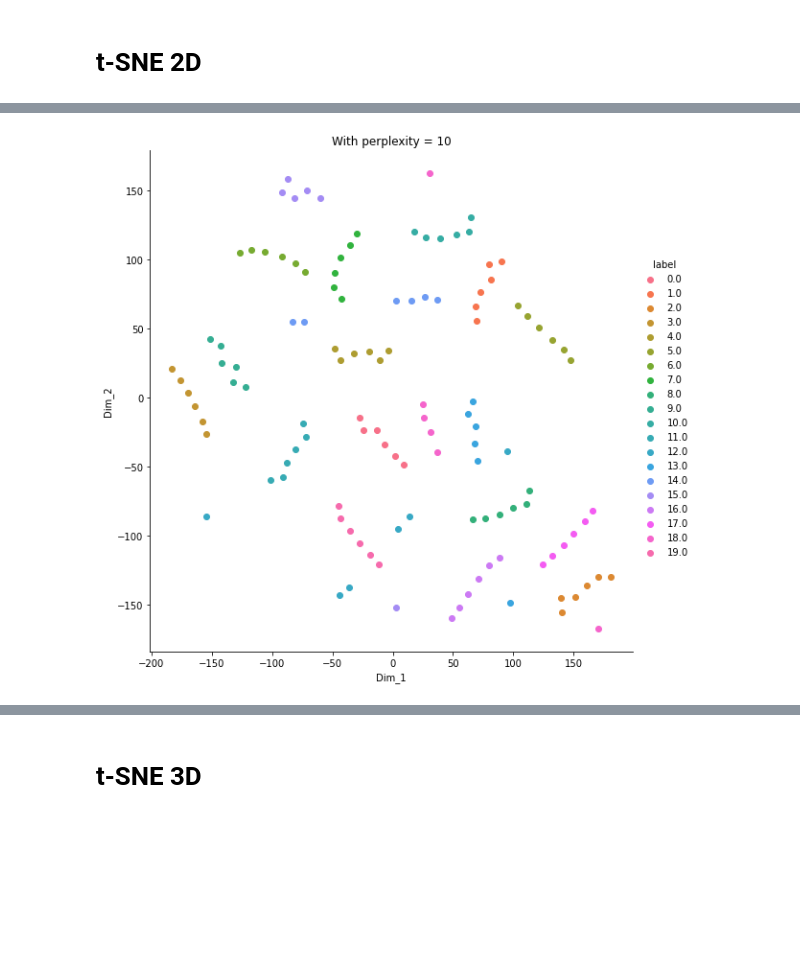
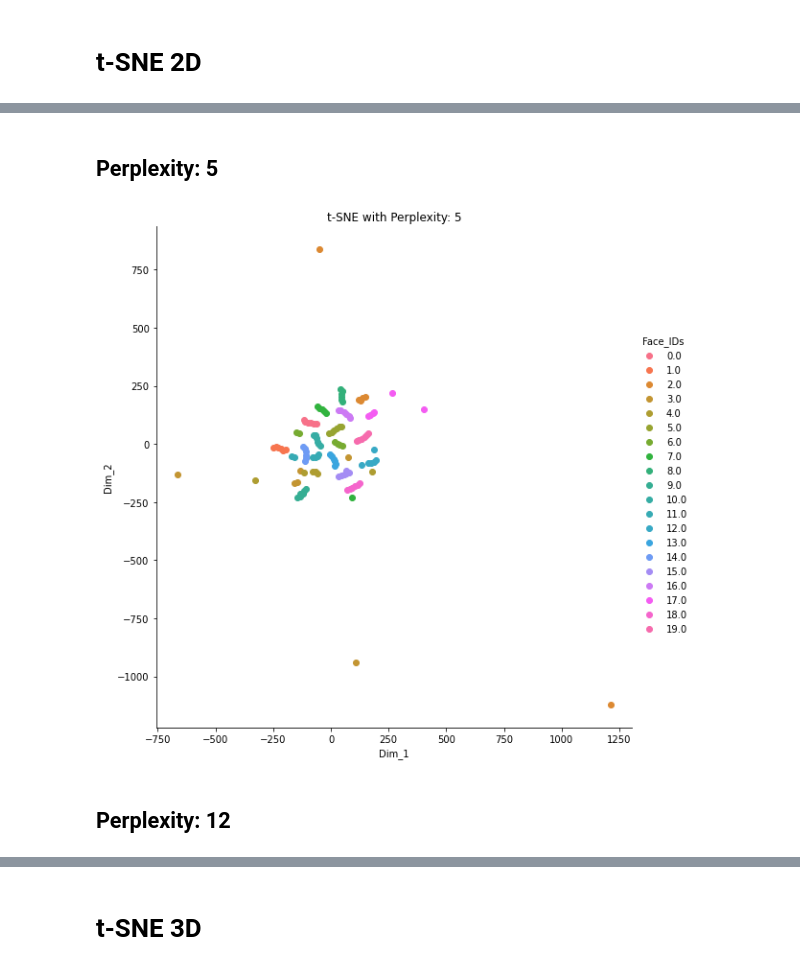
Before and after one commit to SRatna/RAML-morphed-faces, a Jupyter notebook: feature_extraction.ipynb, the cells around one changed output, grey strips where cells are left out. Saved outputs shown, nothing was run; the diff lists cells and outputs as text; code cells hidden in the pictures; blank space fills up the shorter version.

```diff
--- a/feature_extraction.ipynb
+++ b/feature_extraction.ipynb
@@ -49,7 +49,6 @@ def initialize_model():
     return network
 
 def image_encoding(model, facepaths):
-    print('==> compute image-level feature encoding.')
     num_faces = len(facepaths)
     face_feats = np.empty((num_faces, 2048))
     imgpaths = facepaths
@@ -62,11 +61,9 @@ def image_encoding(model, facepaths):
         end = min((c + 1) * batch_size, num_faces)
         # This is different from the Keras model where the normalization has been done inside the model.
         face_feats[start:end] = f / np.sqrt(np.sum(f ** 2, -1, keepdims=True))
-        if c % 50 == 0:
-            print('-> finish encoding {}/{} images.'.format(c * batch_size, num_faces))
     return face_feats
 # %%
 facepaths = gb.glob('morphs/*.png')
 model_eval = initialize_model()
-face_feats = image_encoding(model_eval, facepaths)
+face_feature_vectors = image_encoding(model_eval, facepaths)
 # %% [output]
@@ -77,7 +72,8 @@ Consider using one of the following signatures instead:
 # %%
-# use face ID as labels
+# use face ID and morph levels as labels
 regex = re.compile(r'\d+')
-labels = np.array([int(regex.findall(facepath)[0]) for facepath in facepaths])
+labels_face_id = np.array([int(regex.findall(facepath)[0]) for facepath in facepaths])
+labels_morph_level = np.array([int(regex.findall(facepath)[1]) for facepath in facepaths])
 # %% [markdown]
 # PCA
 # %%
@@ -105,15 +143,17 @@ shape of pca_reduced.shape =  (120, 2)
+# %% [markdown]
+## Perplexity: 5
 # %%
-model = TSNE(n_components=2, random_state=0, perplexity=10)
-tsne_data = model.fit_transform(face_feats)
-
-
+tsne = TSNE(n_components=2, random_state=0, perplexity=5)
+tsne_data = tsne.fit_transform(face_feature_vectors)
 # creating a new data frame which help us in ploting the result data
-tsne_data = np.vstack((tsne_data.T, labels)).T
-tsne_df = pd.DataFrame(data=tsne_data, columns=("Dim_1", "Dim_2", "label"))
+tsne_data = np.vstack((tsne_data.T, labels_face_id)).T
+tsne_df = pd.DataFrame(data=tsne_data, columns=("Dim_1", "Dim_2", "Face_IDs"))
 
 # Ploting the result of tsne
-sn.FacetGrid(tsne_df, hue="label", height=8).map(plt.scatter, 'Dim_1', 'Dim_2').add_legend()
-plt.title('With perplexity = 10')
+sn.FacetGrid(tsne_df, hue="Face_IDs", height=8).map(plt.scatter, 'Dim_1', 'Dim_2').add_legend()
+plt.title('t-SNE with Perplexity: 5')
 plt.show()
 # %% [output]
-[figure, old version]
+[figure, new version]
+# %% [markdown]
+## Perplexity: 12
```
Also changed, not shown: parts of 23 cells of this notebook, 1 other file.
